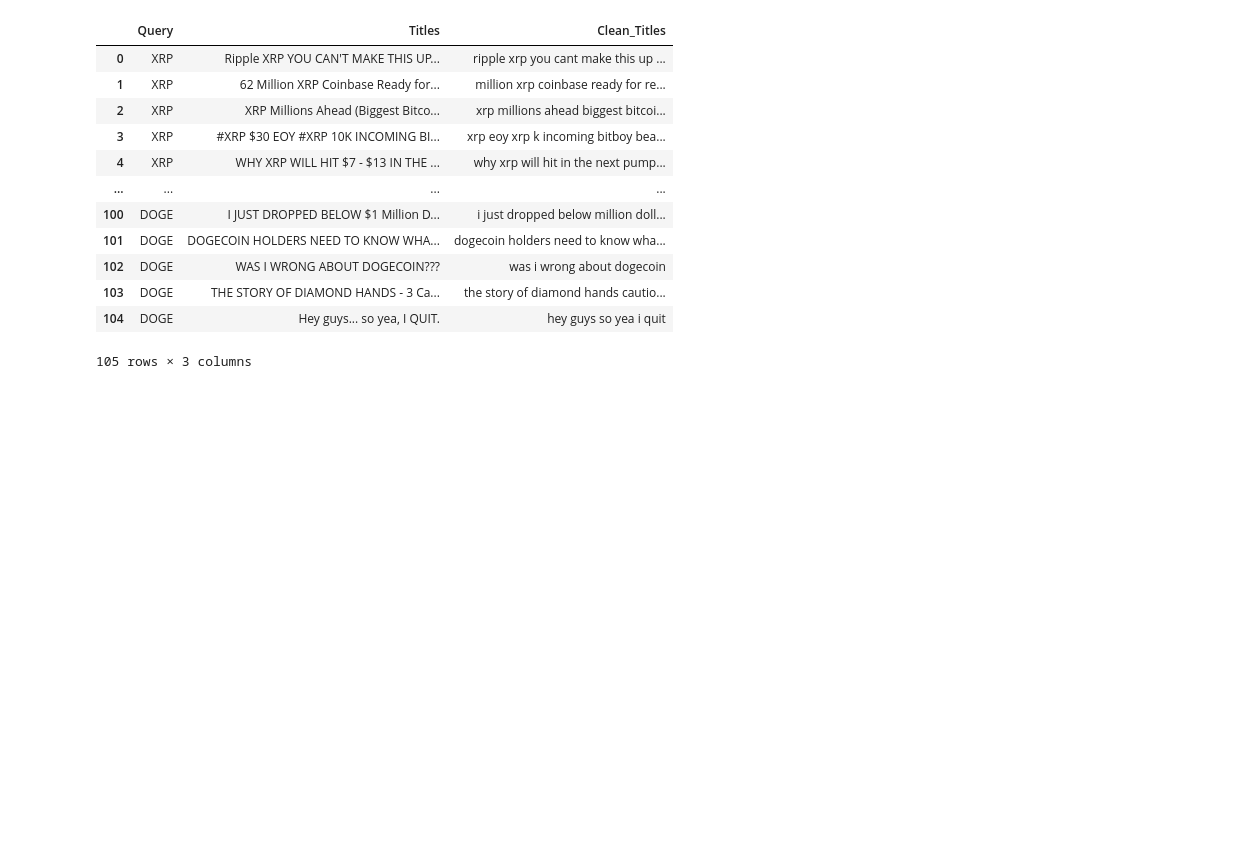
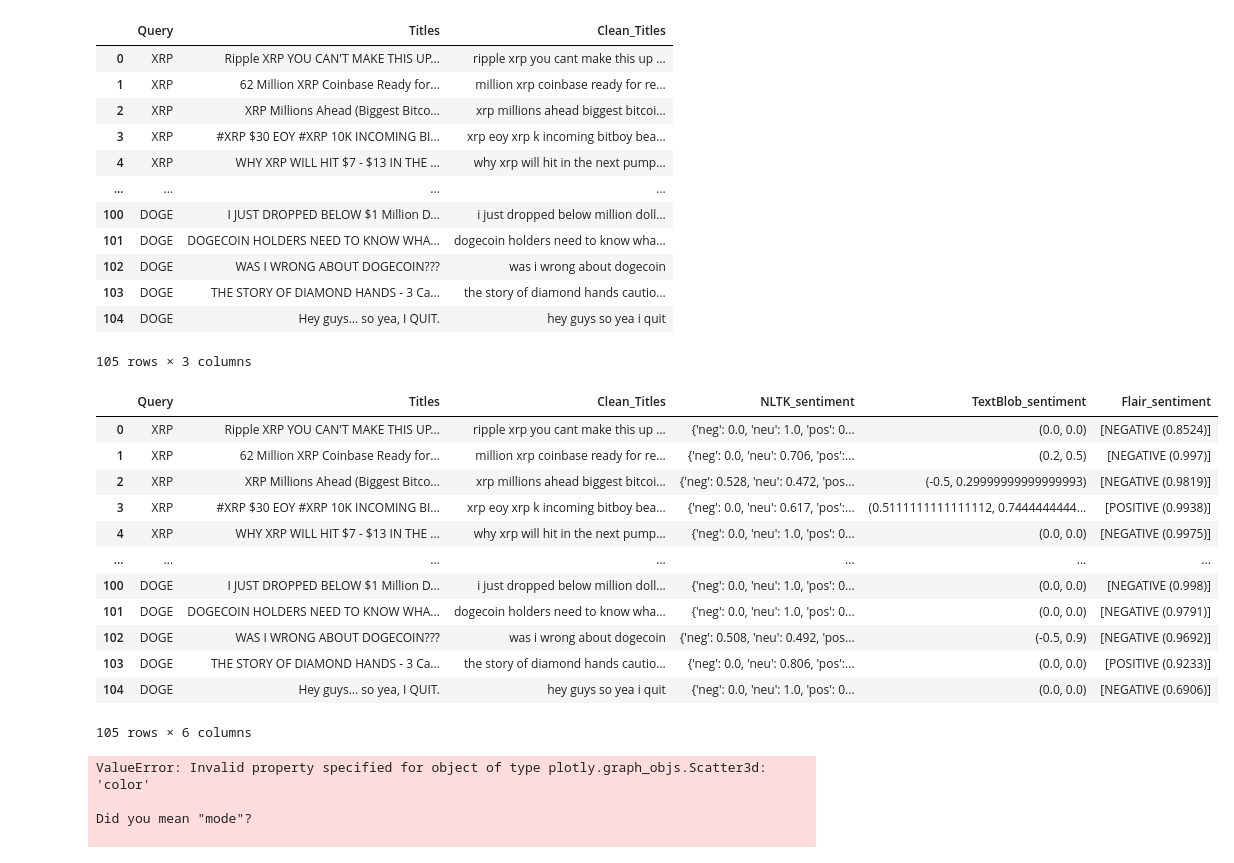
Before and after one commit to JebStewart/YoutubeSearchScraper, a Jupyter notebook: nlp_exploration.ipynb, the cells around one changed output. Saved outputs shown, nothing was run; the diff lists cells and outputs as text; code cells hidden in the pictures; blank space fills up the shorter version.

Commit message:
Added various pretrained nlp models for sentiment analysis

```diff
--- a/nlp_exploration.ipynb
+++ b/nlp_exploration.ipynb
@@ -6,3 +8,18 @@ from scraper import YoutubeScraper
 coins = ['XRP', 'BTC', 'ETH', 'DOGE']
 yts = YoutubeScraper()
 df = yts.RUN(coins)
+# %%
+#nlp pretrained models
+import nltk
+nltk.download('vader_lexicon')
+from nltk.sentiment.vader import SentimentIntensityAnalyzer
+sid = SentimentIntensityAnalyzer()
+
+from textblob import TextBlob
+
+import flair
+flair_sentiment = flair.models.TextClassifier.load('en-sentiment')
+def estimate_flair(sentence):
+    s = flair.data.Sentence(sentence)
+    flair_sentiment.predict(s)
+    return s.labels
@@ -22,3 +47,23 @@ df
 | 103 | DOGE | THE STORY OF DIAMOND HANDS - 3 Ca... | the story of diamond hands cautio... |
 | 104 | DOGE | Hey guys... so yea, I QUIT. | hey guys so yea i quit |
 105 rows × 3 columns
+# %%
+df['NLTK_sentiment'] = df['Clean_Titles'].apply(lambda sentence: sid.polarity_scores(sentence))
+df['TextBlob_sentiment'] = df['Clean_Titles'].apply(lambda sentence: TextBlob(sentence).sentiment)
+df['Flair_sentiment'] = df['Clean_Titles'].apply(lambda sentence: estimate_flair(sentence))
+# %%
+df
+# %% [output]
+|  | Query | Titles | Clean_Titles | NLTK_sentiment | TextBlob_sentiment | Flair_sentiment |
+| 0 | XRP | Ripple XRP YOU CAN'T MAKE THIS UP... | ripple xrp you cant make this up ... | {'neg': 0.0, 'neu': 1.0, 'pos': 0... | (0.0, 0.0) | [NEGATIVE (0.8524)] |
+| 1 | XRP | 62 Million XRP Coinbase Ready for... | million xrp coinbase ready for re... | {'neg': 0.0, 'neu': 0.706, 'pos':... | (0.2, 0.5) | [NEGATIVE (0.997)] |
+| 2 | XRP | XRP Millions Ahead (Biggest Bitco... | xrp millions ahead biggest bitcoi... | {'neg': 0.528, 'neu': 0.472, 'pos... | (-0.5, 0.29999999999999993) | [NEGATIVE (0.9819)] |
+| 3 | XRP | #XRP $30 EOY #XRP 10K INCOMING BI... | xrp eoy xrp k incoming bitboy bea... | {'neg': 0.0, 'neu': 0.617, 'pos':... | (0.5111111111111112, 0.7444444444... | [POSITIVE (0.9938)] |
+| 4 | XRP | WHY XRP WILL HIT $7 - $13 IN THE ... | why xrp will hit in the next pump... | {'neg': 0.0, 'neu': 1.0, 'pos': 0... | (0.0, 0.0) | [NEGATIVE (0.9975)] |
+| ... | ... | ... | ... | ... | ... | ... |
+| 100 | DOGE | I JUST DROPPED BELOW $1 Million D... | i just dropped below million doll... | {'neg': 0.0, 'neu': 1.0, 'pos': 0... | (0.0, 0.0) | [NEGATIVE (0.998)] |
+| 101 | DOGE | DOGECOIN HOLDERS NEED TO KNOW WHA... | dogecoin holders need to know wha... | {'neg': 0.0, 'neu': 1.0, 'pos': 0... | (0.0, 0.0) | [NEGATIVE (0.9791)] |
+| 102 | DOGE | WAS I WRONG ABOUT DOGECOIN??? | was i wrong about dogecoin | {'neg': 0.508, 'neu': 0.492, 'pos... | (-0.5, 0.9) | [NEGATIVE (0.9692)] |
+| 103 | DOGE | THE STORY OF DIAMOND HANDS - 3 Ca... | the story of diamond hands cautio... | {'neg': 0.0, 'neu': 0.806, 'pos':... | (0.0, 0.0) | [POSITIVE (0.9233)] |
+| 104 | DOGE | Hey guys... so yea, I QUIT. | hey guys so yea i quit | {'neg': 0.0, 'neu': 1.0, 'pos': 0... | (0.0, 0.0) | [NEGATIVE (0.6906)] |
+105 rows × 6 columns
@@ -24,0 +84,7 @@ df
+# %%
+nltk_line_plot(df)
+# %% [output]
+ValueError: Invalid property specified for object of type plotly.graph_objs.Scatter3d: 'color'
+
+Did you mean "mode"?
+
```
Also changed, not shown: parts of 3 cells of this notebook, 1 other file.
